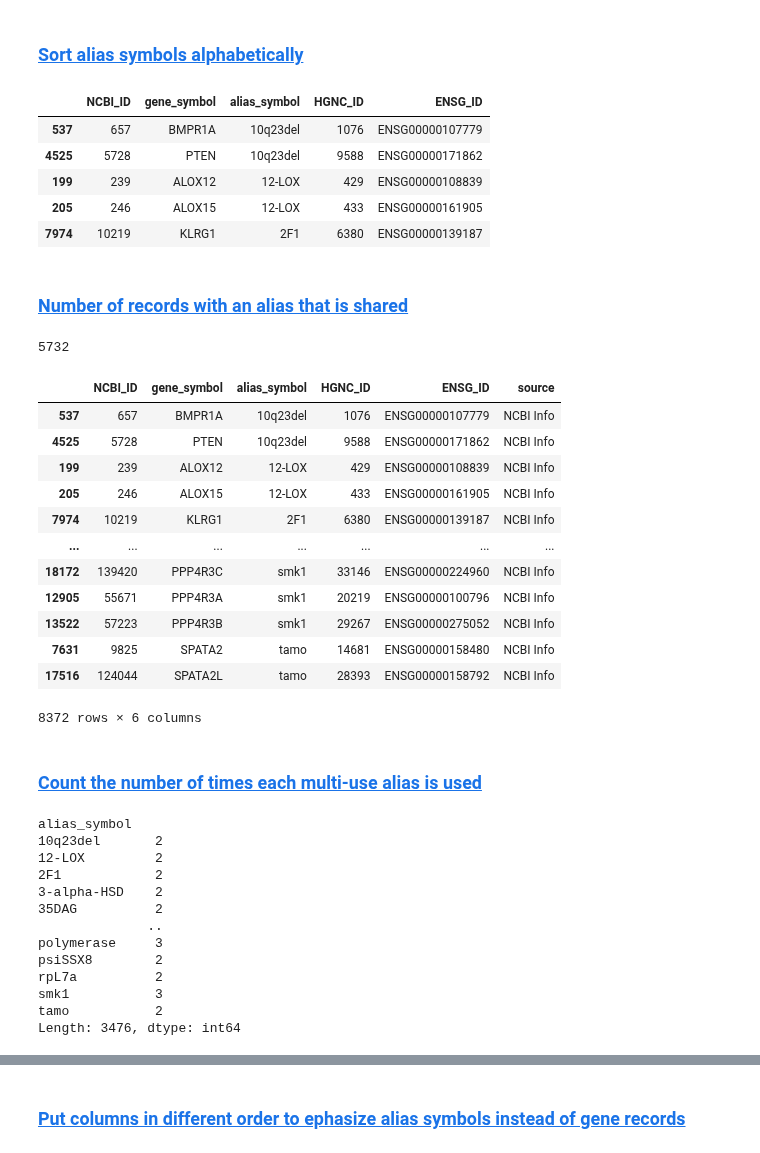
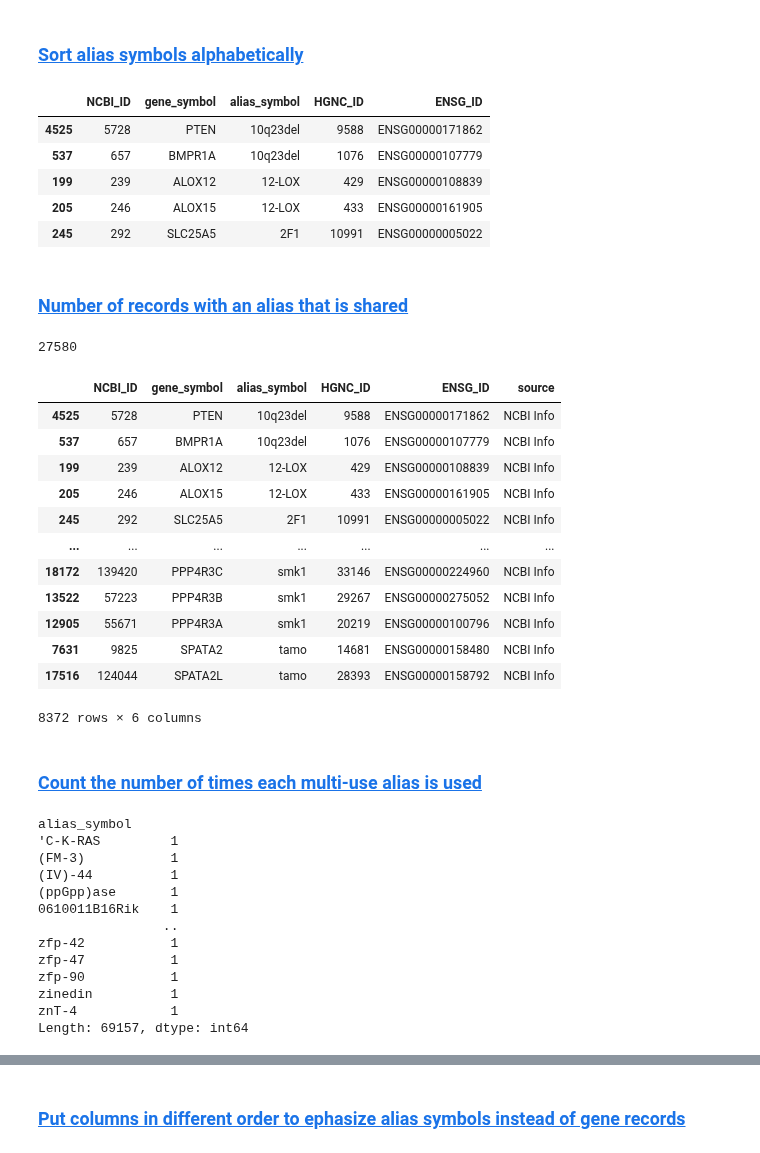
Before and after one commit to cancervariants/gene-harmony-analysis, a Jupyter notebook: total_alias_overlap.ipynb, the cells around one changed output, grey strips where cells are left out. Cells and saved outputs as stored; diff of their text form; code cells hidden in the pictures.

```diff
--- a/total_alias_overlap.ipynb
+++ b/total_alias_overlap.ipynb
@@ -845,9 +855,9 @@ mini_ncbi_df
 ### <a id='toc3_1_7_'></a>[Pull out all the rows that have an alias symbol that can be found elsewhere](#toc0_)
 # %%
 mini_ncbi_df['alias_duplicates'] = mini_ncbi_df.duplicated(subset= 'alias_symbol', keep=False)
-mini_ncbi_df = mini_ncbi_df[mini_ncbi_df['alias_duplicates'] == True]
-mini_ncbi_df = mini_ncbi_df.drop(['alias_duplicates'], axis=1)
-mini_ncbi_df.head(5)
+aa_collision_ncbi_df = mini_ncbi_df[mini_ncbi_df['alias_duplicates'] == True]
+aa_collision_ncbi_df = aa_collision_ncbi_df.drop(['alias_duplicates'], axis=1)
+aa_collision_ncbi_df.head(5)
 # %% [output]
 |  | NCBI_ID | gene_symbol | alias_symbol | HGNC_ID | ENSG_ID |
 | 0 | 1 | A1BG | A1B | 5 | ENSG00000121410 |
@@ -858,36 +868,36 @@ mini_ncbi_df.head(5)
 # %% [markdown]
 ### <a id='toc3_1_8_'></a>[Sort alias symbols alphabetically](#toc0_)
 # %%
-mini_ncbi_df = mini_ncbi_df.sort_values('alias_symbol')
-mini_ncbi_df.head(5)
+aa_collision_ncbi_df = aa_collision_ncbi_df.sort_values('alias_symbol')
+aa_collision_ncbi_df.head(5)
 # %% [output]
 |  | NCBI_ID | gene_symbol | alias_symbol | HGNC_ID | ENSG_ID |
+| 4525 | 5728 | PTEN | 10q23del | 9588 | ENSG00000171862 |
 | 537 | 657 | BMPR1A | 10q23del | 1076 | ENSG00000107779 |
-| 4525 | 5728 | PTEN | 10q23del | 9588 | ENSG00000171862 |
 | 199 | 239 | ALOX12 | 12-LOX | 429 | ENSG00000108839 |
 | 205 | 246 | ALOX15 | 12-LOX | 433 | ENSG00000161905 |
-| 7974 | 10219 | KLRG1 | 2F1 | 6380 | ENSG00000139187 |
+| 245 | 292 | SLC25A5 | 2F1 | 10991 | ENSG00000005022 |
 # %% [markdown]
 ### <a id='toc3_1_9_'></a>[Number of records with an alias that is shared](#toc0_)
 # %%
 ncbi_alias_alias_collision_primary_symbol_set = set(mini_ncbi_df['gene_symbol'])
 len(ncbi_alias_alias_collision_primary_symbol_set)
 # %% [output]
-5732
+27580
 # %%
-mini_ncbi_df['source'] = 'NCBI Info'
-mini_ncbi_df
+aa_collision_ncbi_df['source'] = 'NCBI Info'
+aa_collision_ncbi_df
 # %% [output]
 |  | NCBI_ID | gene_symbol | alias_symbol | HGNC_ID | ENSG_ID | source |
+| 4525 | 5728 | PTEN | 10q23del | 9588 | ENSG00000171862 | NCBI Info |
 | 537 | 657 | BMPR1A | 10q23del | 1076 | ENSG00000107779 | NCBI Info |
-| 4525 | 5728 | PTEN | 10q23del | 9588 | ENSG00000171862 | NCBI Info |
 | 199 | 239 | ALOX12 | 12-LOX | 429 | ENSG00000108839 | NCBI Info |
 | 205 | 246 | ALOX15 | 12-LOX | 433 | ENSG00000161905 | NCBI Info |
-| 7974 | 10219 | KLRG1 | 2F1 | 6380 | ENSG00000139187 | NCBI Info |
+| 245 | 292 | SLC25A5 | 2F1 | 10991 | ENSG00000005022 | NCBI Info |
 | ... | ... | ... | ... | ... | ... | ... |
 | 18172 | 139420 | PPP4R3C | smk1 | 33146 | ENSG00000224960 | NCBI Info |
+| 13522 | 57223 | PPP4R3B | smk1 | 29267 | ENSG00000275052 | NCBI Info |
 | 12905 | 55671 | PPP4R3A | smk1 | 20219 | ENSG00000100796 | NCBI Info |
-| 13522 | 57223 | PPP4R3B | smk1 | 29267 | ENSG00000275052 | NCBI Info |
 | 7631 | 9825 | SPATA2 | tamo | 14681 | ENSG00000158480 | NCBI Info |
 | 17516 | 124044 | SPATA2L | tamo | 28393 | ENSG00000158792 | NCBI Info |
 8372 rows × 6 columns
@@ -898,18 +910,18 @@ ncbi_dup_alias_count_df = mini_ncbi_df.pivot_table(index = ['alias_symbol'], agg
 ncbi_dup_alias_count_df
 # %% [output]
 alias_symbol
-10q23del       2
-12-LOX         2
-2F1            2
-3-alpha-HSD    2
-35DAG          2
-              ..
-polymerase     3
-psiSSX8        2
-rpL7a          2
-smk1           3
-tamo           2
-Length: 3476, dtype: int64
+'C-K-RAS         1
+(FM-3)           1
+(IV)-44          1
+(ppGpp)ase       1
+0610011B16Rik    1
+                ..
+zfp-42           1
+zfp-47           1
+zfp-90           1
+zinedin          1
+znT-4            1
+Length: 69157, dtype: int64
 # %%
 ncbi_dup_alias_count_df.to_csv('../ncbi_alias_overlap_count.csv', index=True)
 # %%
```
Also changed, not shown: parts of 162 cells of this notebook.
